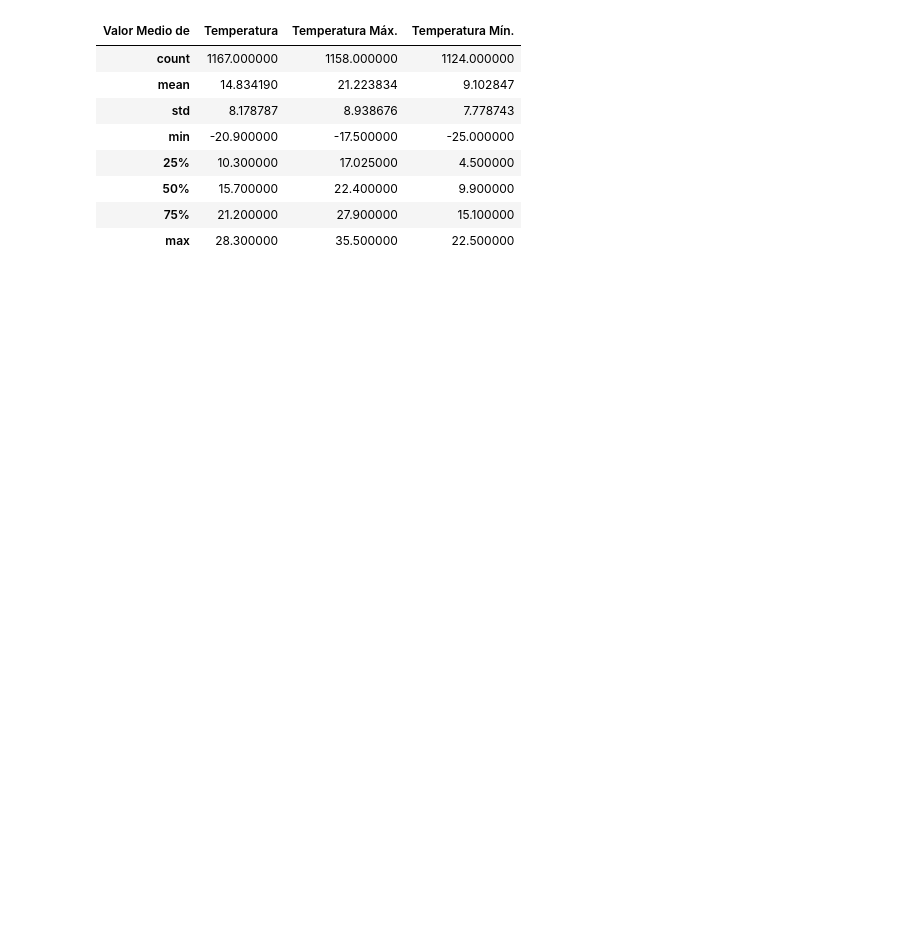
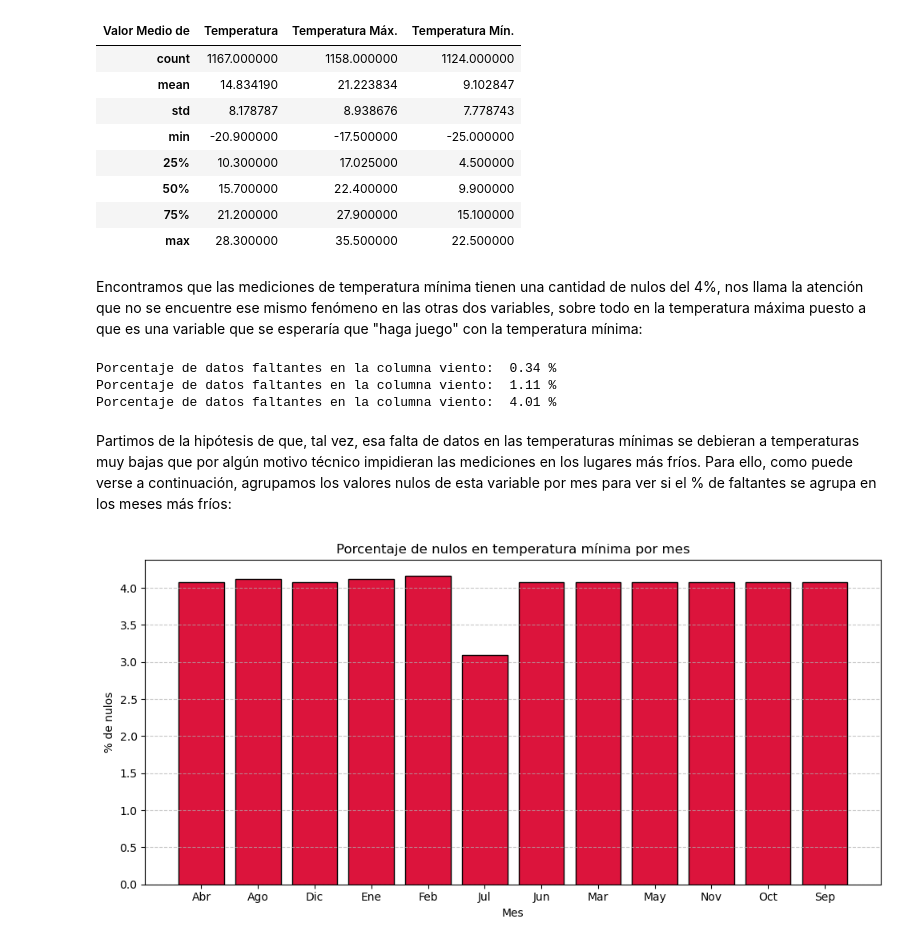
Before and after one commit to Mati279/Analisis-de-Datos---TPs, a Jupyter notebook: TP1/Borrador.ipynb, the cells around one changed output. Cells and saved outputs as stored; diff of their text form; code cells hidden in the pictures; blank space fills up the shorter version.

```diff
--- a/TP1/Borrador.ipynb
+++ b/TP1/Borrador.ipynb
@@ -279,3 +390,36 @@ df_91_20[['Temperatura', 'Temperatura Máx.', 'Temperatura Mín.']].describe()
 | 50% | 15.700000 | 22.400000 | 9.900000 |
 | 75% | 21.200000 | 27.900000 | 15.100000 |
 | max | 28.300000 | 35.500000 | 22.500000 |
+# %% [markdown]
+Encontramos que las mediciones de temperatura mínima tienen una cantidad de nulos del 4%, nos llama la atención que no se encuentre ese mismo fenómeno en las otras dos variables, sobre todo en la temperatura máxima puesto a que es una variable que se esperaría que "haga juego" con la temperatura mínima:
+# %%
+print("Porcentaje de datos faltantes en la columna viento: ", (df_91_20["Temperatura"].isna().sum()*100/df_91_20.shape[0]).__round__(2), "%")
+print("Porcentaje de datos faltantes en la columna viento: ", (df_91_20["Temperatura Máx."].isna().sum()*100/df_91_20.shape[0]).__round__(2), "%")
+print("Porcentaje de datos faltantes en la columna viento: ", (df_91_20["Temperatura Mín."].isna().sum()*100/df_91_20.shape[0]).__round__(2), "%")
+# %% [output]
+Porcentaje de datos faltantes en la columna viento:  0.34 %
+Porcentaje de datos faltantes en la columna viento:  1.11 %
+Porcentaje de datos faltantes en la columna viento:  4.01 %
+# %% [markdown]
+Partimos de la hipótesis de que, tal vez, esa falta de datos en las temperaturas mínimas se debieran a temperaturas muy bajas que por algún motivo técnico impidieran las mediciones en los lugares más fríos. Para ello, como puede verse a continuación, agrupamos los valores nulos de esta variable por mes para ver si el % de faltantes se agrupa en los meses más fríos:
+# %%
+# Contamos la cantidad de registros por mes
+total_por_mes = df_91_20['Mes'].value_counts().sort_index()
+
+# Cuántos nulos hay en la temperatura mínima por mes
+nulos_temp_min_por_mes = df_91_20[df_91_20['Temperatura Mín.'].isnull()]['Mes'].value_counts().sort_index()
+
+# Calculamos el porcentaje de nulos por mes
+porcentaje_nulos_por_mes = (nulos_temp_min_por_mes / total_por_mes * 100).fillna(0)
+
+
+plt.figure(figsize=(10, 5))
+plt.bar(porcentaje_nulos_por_mes.index, porcentaje_nulos_por_mes.values, color='crimson', edgecolor='black')
+plt.title('Porcentaje de nulos en temperatura mínima por mes')
+plt.xlabel('Mes')
+plt.ylabel('% de nulos')
+plt.grid(axis='y', linestyle='--', alpha=0.7)
+plt.tight_layout()
+plt.show()
+# %% [output]
+[figure, added]
```
Also changed, not shown: parts of 28 cells of this notebook.
